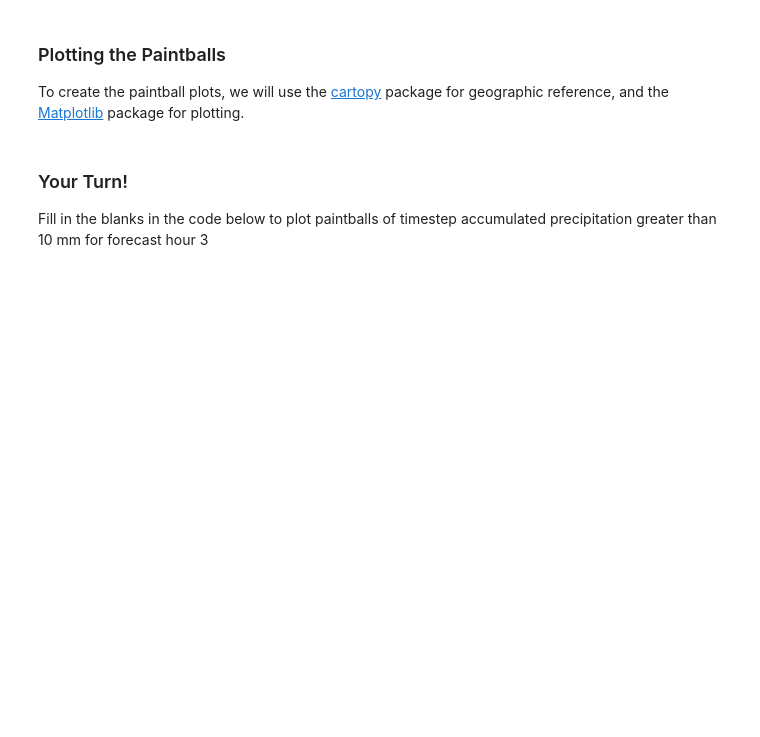
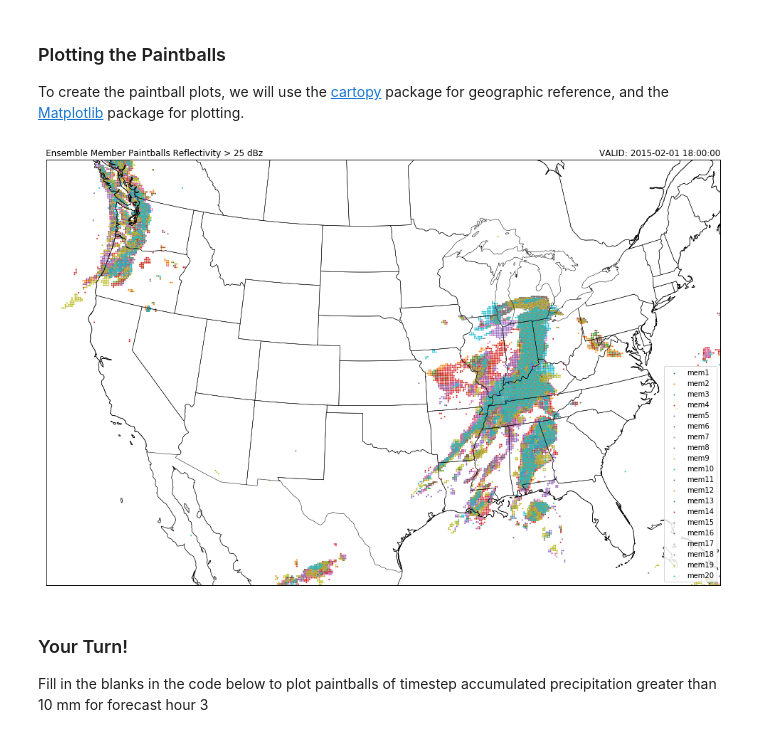
Before and after one commit to tjwixtrom/workshop2018, a Jupyter notebook: notebooks/paintball_plots.ipynb, the cells around one changed output. Cells and saved outputs as stored; diff of their text form; code cells hidden in the pictures; blank space fills up the shorter version.

```diff
--- a/notebooks/paintball_plots.ipynb
+++ b/notebooks/paintball_plots.ipynb
@@ -23,7 +23,8 @@ for i in range(1, 21):
 # %%
 lat = data.variables['lat'][0, :]
 lon = data.variables['lon'][0, :]
-vtimes = num2date(data.variables['valid_time'][:], data.variables['valid_time'].units)
+vtimes = num2date(data.variables['valid_time'][:],
+                  data.variables['valid_time'].units)
 # %% [markdown]
 ### Paintballs ###
 Paintball plots are simply scatter plots of thresholded data color-coded by ensemble member. This means that the first step will be to create a new set of data where a value of 1 represents a point greater than the threshold and a value of 0 represents a point less than the threshold.
@@ -59,25 +60,27 @@ states_provinces = cfeature.NaturalEarthFeature(
 # %%
 # Choose a time to plot
 time = 2
 
 # Set up the figure and add a map background
 fig = plt.figure(1, figsize=(17., 12.))
 ax = plt.subplot(111, projection=plotcrs)
 ax.set_extent((-123, -74, 25, 51), ccrs.PlateCarree())
 ax.coastlines('50m', edgecolor='black', linewidth=0.75)
 ax.add_feature(states_provinces, edgecolor='black', linewidth=0.5)
 
 # Plot the paintballs
 for i in range(len(refl_paintballs)):
     data = refl_paintballs[i][time,]
     ax.scatter(lon[data == 1], lat[data == 1], data[data == 1],
                transform=ccrs.PlateCarree(), label='mem'+str(i+1))
 
 # Make some titles and legend
 plt.title('Ensemble Member Paintballs Reflectivity > 25 dBz', loc='left')
-plt.title('VALID: %s' % (vtimes[time]), loc='right')
+plt.title('VALID: {0:%Y-%m-%d %H:%M:%S}'.format(vtimes[time]), loc='right')
 plt.legend(loc=4)
 plt.show()
+# %% [output]
+[figure, added]
 # %% [markdown]
 ### Your Turn! ###
 Fill in the blanks in the code below to plot paintballs of timestep accumulated precipitation greater than 10 mm for forecast hour 3
```
Also changed, not shown: parts of 1 cell of this notebook, 8 other files.
